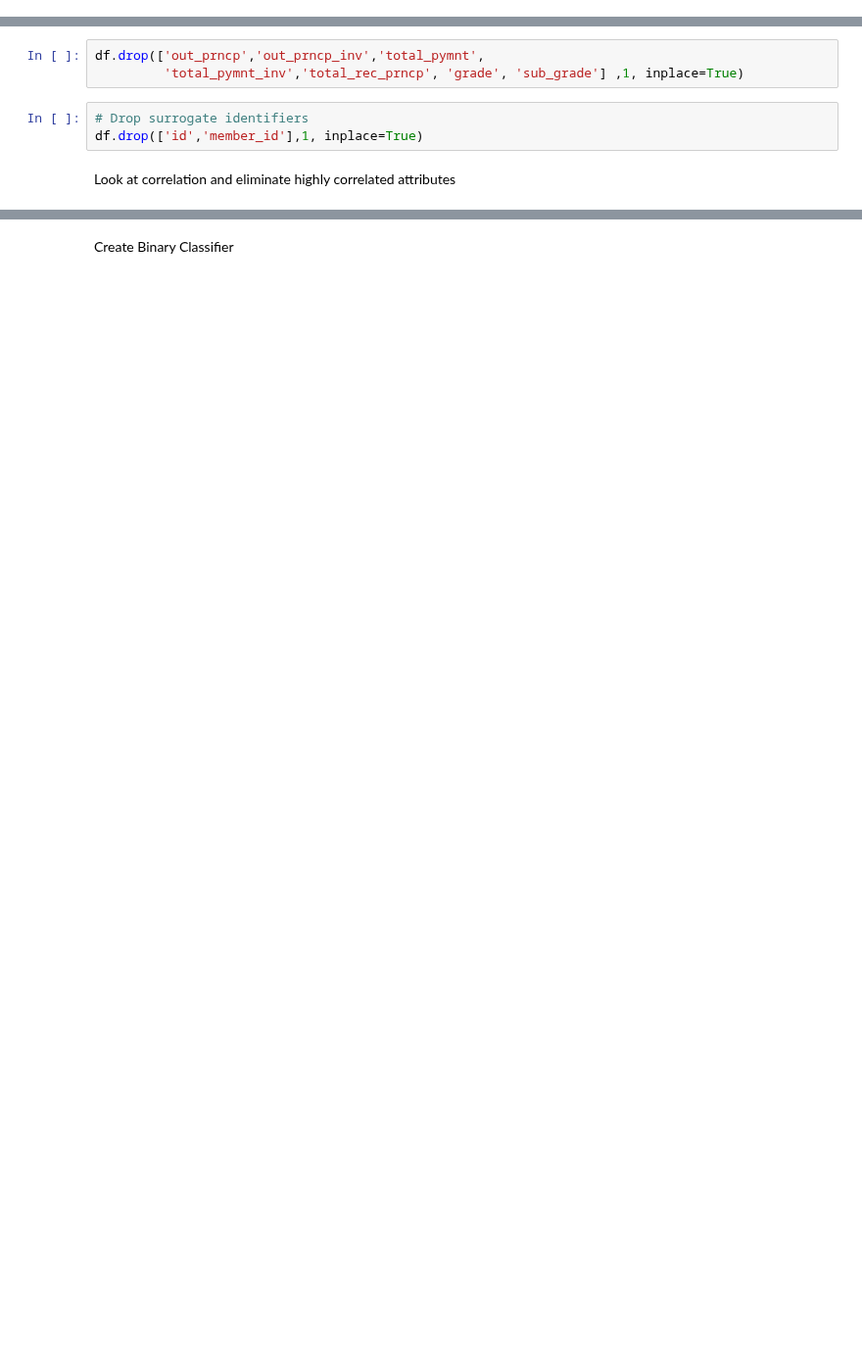
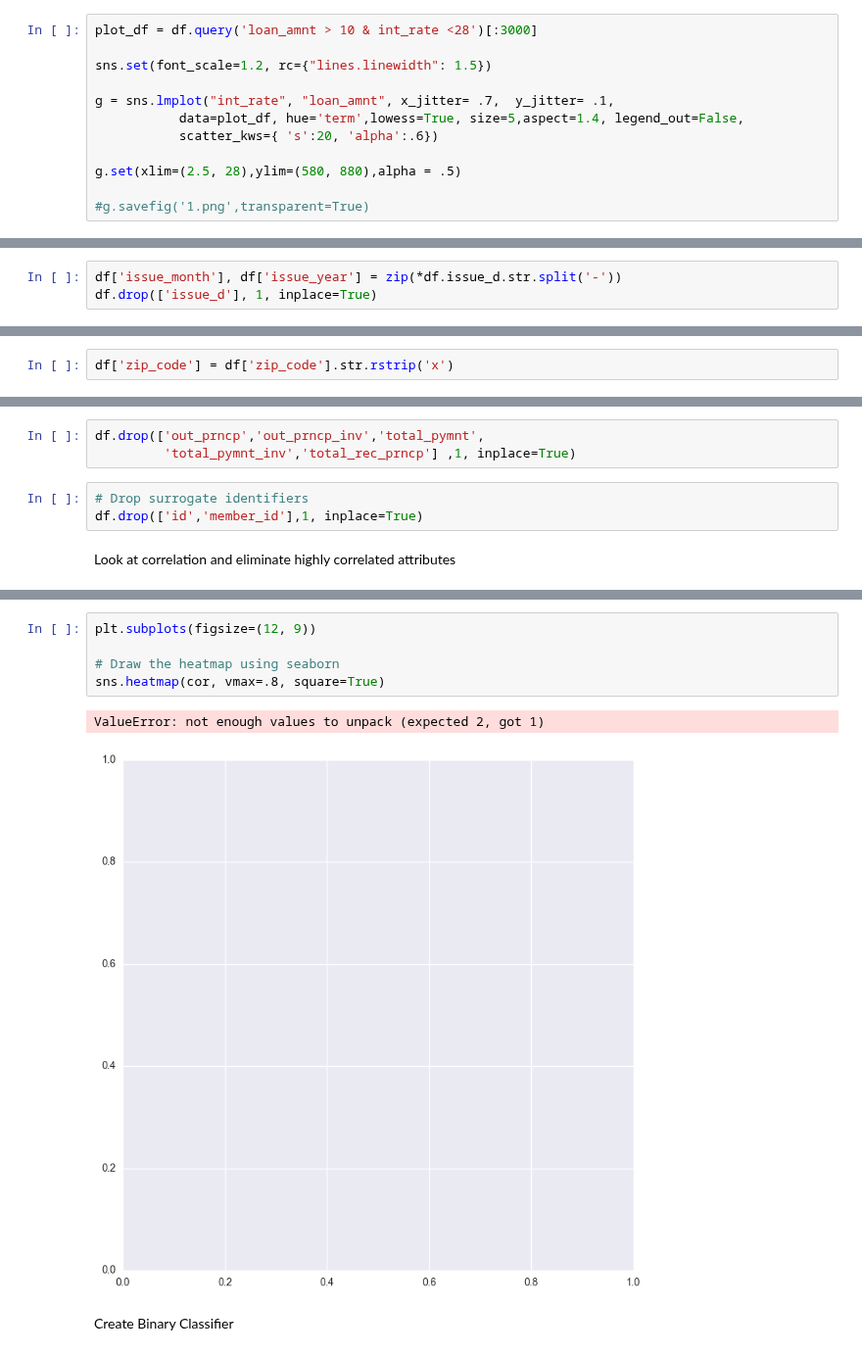
Before and after one commit to Vaultica/Projects, a Jupyter notebook: machine-learning/projects/capstone/Lending Club Capstone Project Notebook.ipynb, the cells around one changed output, grey strips where cells are left out. Shown at 98% size. Cells and saved outputs as stored; diff of their text form; blank space fills up the shorter version.

```diff
--- a/machine-learning/projects/capstone/Lending Club Capstone Project Notebook.ipynb
+++ b/machine-learning/projects/capstone/Lending Club Capstone Project Notebook.ipynb
@@ -327,0 +283,12 @@ sns.violinplot(data=df[['loan_status', 'int_rate', 'grade']], x='loan_status', y
+# %%
+plot_df = df.query('loan_amnt > 10 & int_rate <28')[:3000]
+
+sns.set(font_scale=1.2, rc={"lines.linewidth": 1.5})
+
+g = sns.lmplot("int_rate", "loan_amnt", x_jitter= .7,  y_jitter= .1,
+           data=plot_df, hue='term',lowess=True, size=5,aspect=1.4, legend_out=False,
+           scatter_kws={ 's':20, 'alpha':.6})
+
+g.set(xlim=(2.5, 28),ylim=(580, 880),alpha = .5)
+
+#g.savefig('1.png',transparent=True)
@@ -394,0 +376,3 @@ Name: revol_bal, dtype: float64
+# %%
+df['issue_month'], df['issue_year'] = zip(*df.issue_d.str.split('-'))
+df.drop(['issue_d'], 1, inplace=True)
@@ -394,0 +381,2 @@ Name: revol_bal, dtype: float64
+# %%
+df['zip_code'] = df['zip_code'].str.rstrip('x')
@@ -396,7 +390,7 @@ Name: revol_bal, dtype: float64
 Drop attributes populated post loan completion
 # %%
 df.drop(['out_prncp','out_prncp_inv','total_pymnt',
-         'total_pymnt_inv','total_rec_prncp', 'grade', 'sub_grade'] ,1, inplace=True)
+         'total_pymnt_inv','total_rec_prncp'] ,1, inplace=True)
 # %%
 # Drop surrogate identifiers
 df.drop(['id','member_id'],1, inplace=True)
@@ -430,3 +414,11 @@ total_rev_hi_lim             revol_bal                 0.821189
 dtype: float64
+# %%
+plt.subplots(figsize=(12, 9))
+
+# Draw the heatmap using seaborn
+sns.heatmap(cor, vmax=.8, square=True)
+# %% [output]
+ValueError: not enough values to unpack (expected 2, got 1)
+[figure, added]
 # %% [markdown]
 Create Binary Classifier
```
Also changed, not shown: parts of 62 cells of this notebook.
